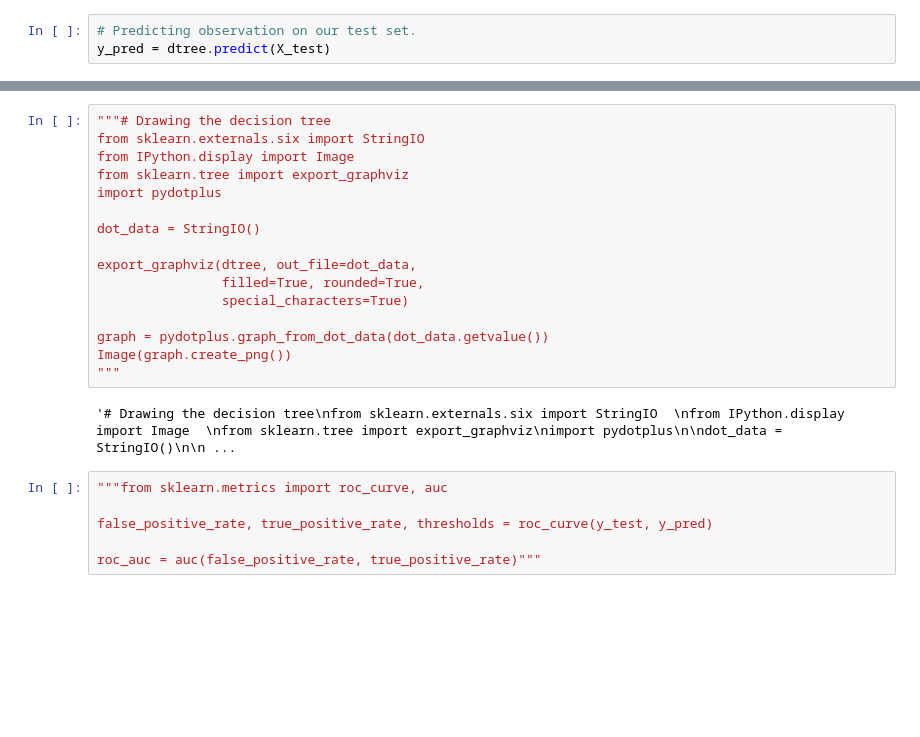
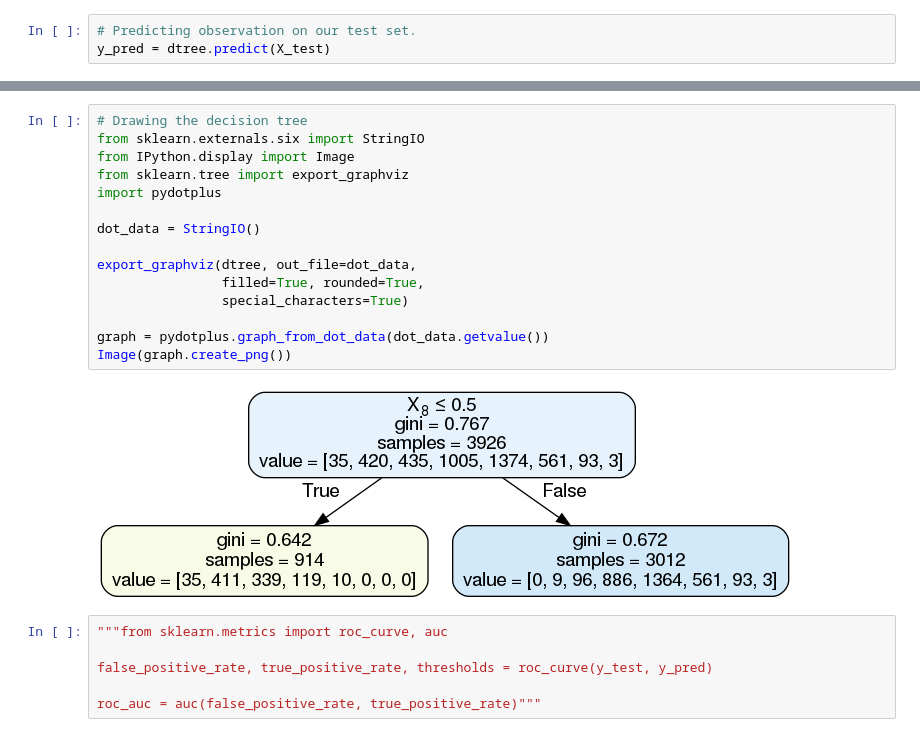
Before and after one commit to wobniarin/Datathon_Cookies, a Jupyter notebook: Jupyter_Notebooks/01 - Machine Learning Model.ipynb, the cells around one changed output, grey strips where cells are left out. Cells and saved outputs as stored; diff of their text form; blank space fills up the shorter version.

```diff
--- a/Jupyter_Notebooks/01 - Machine Learning Model.ipynb
+++ b/Jupyter_Notebooks/01 - Machine Learning Model.ipynb
@@ -162,21 +165,20 @@ f1 score = 0.5539714867617108
 # %%
-"""# Drawing the decision tree
+# Drawing the decision tree
 from sklearn.externals.six import StringIO
 from IPython.display import Image
 from sklearn.tree import export_graphviz
 import pydotplus
 
 dot_data = StringIO()
 
 export_graphviz(dtree, out_file=dot_data,
                 filled=True, rounded=True,
                 special_characters=True)
 
 graph = pydotplus.graph_from_dot_data(dot_data.getvalue())
 Image(graph.create_png())
-"""
 # %% [output]
-'# Drawing the decision tree\nfrom sklearn.externals.six import StringIO  \nfrom IPython.display import Image  \nfrom sklearn.tree import export_graphviz\nimport pydotplus\n\ndot_data = StringIO()\n\n ...
+[figure, added]
 # %%
 """from sklearn.metrics import roc_curve, auc
 
```
Also changed, not shown: parts of 27 cells of this notebook, 2 other files.
